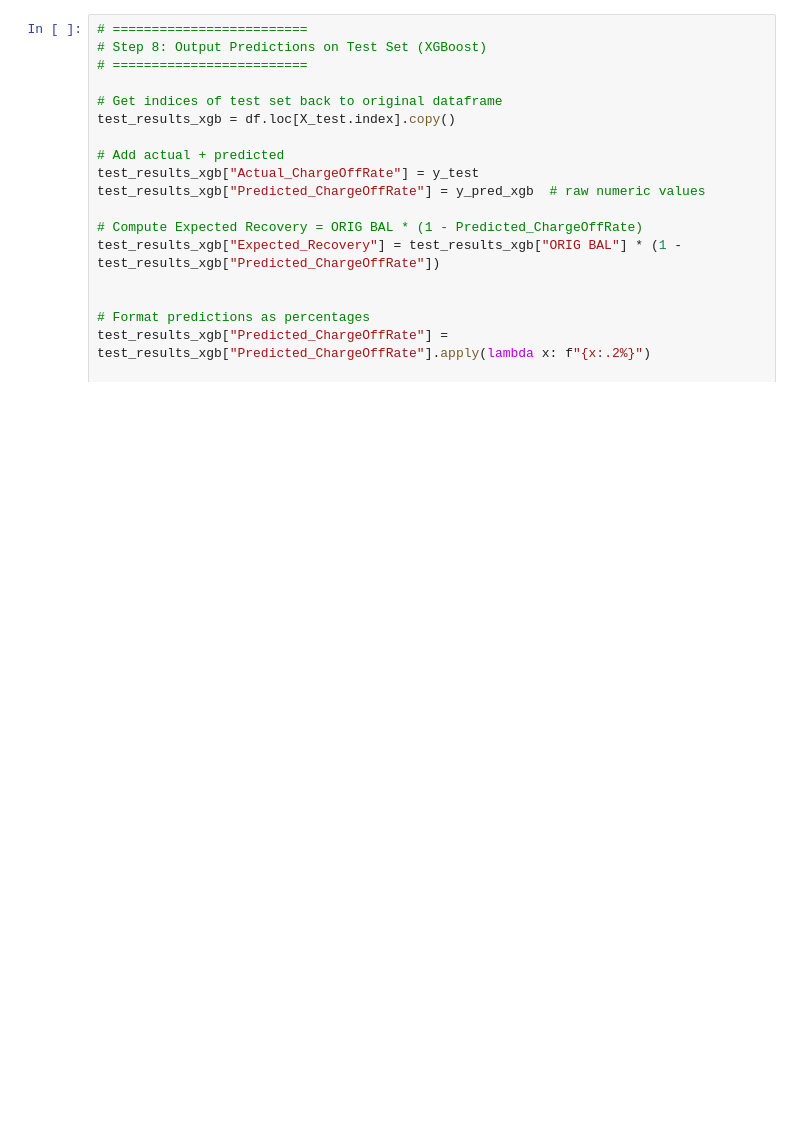
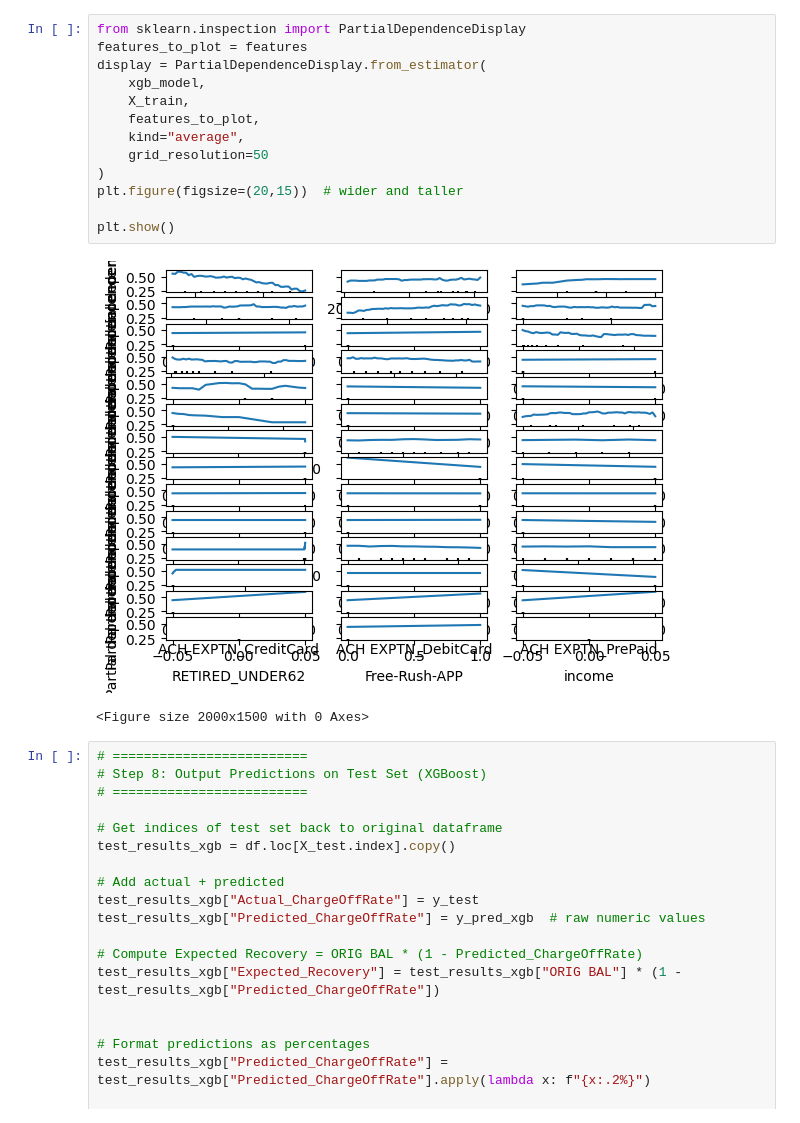
Before and after one commit to Adeel-Gill/TRKCUS-Baseline-Linear-Regression, a Jupyter notebook: trkcus-xgboost-regression-model.ipynb, the cells around one changed output. Saved outputs shown, nothing was run; the diff lists cells and outputs as text; blank space fills up the shorter version.

```diff
--- a/trkcus-xgboost-regression-model.ipynb
+++ b/trkcus-xgboost-regression-model.ipynb
@@ -264,3 +331,19 @@ $4,053.24                  68.61%         $1,272.37
+# %%
+from sklearn.inspection import PartialDependenceDisplay
+features_to_plot = features
+display = PartialDependenceDisplay.from_estimator(
+    xgb_model,
+    X_train,
+    features_to_plot,
+    kind="average",
+    grid_resolution=50
+)
+plt.figure(figsize=(20,15))  # wider and taller
+
+plt.show()
+# %% [output]
+[figure, added]
+<Figure size 2000x1500 with 0 Axes>
 # %%
 # =========================
 # Step 8: Output Predictions on Test Set (XGBoost)
```
Also changed, not shown: parts of 4 cells of this notebook.
